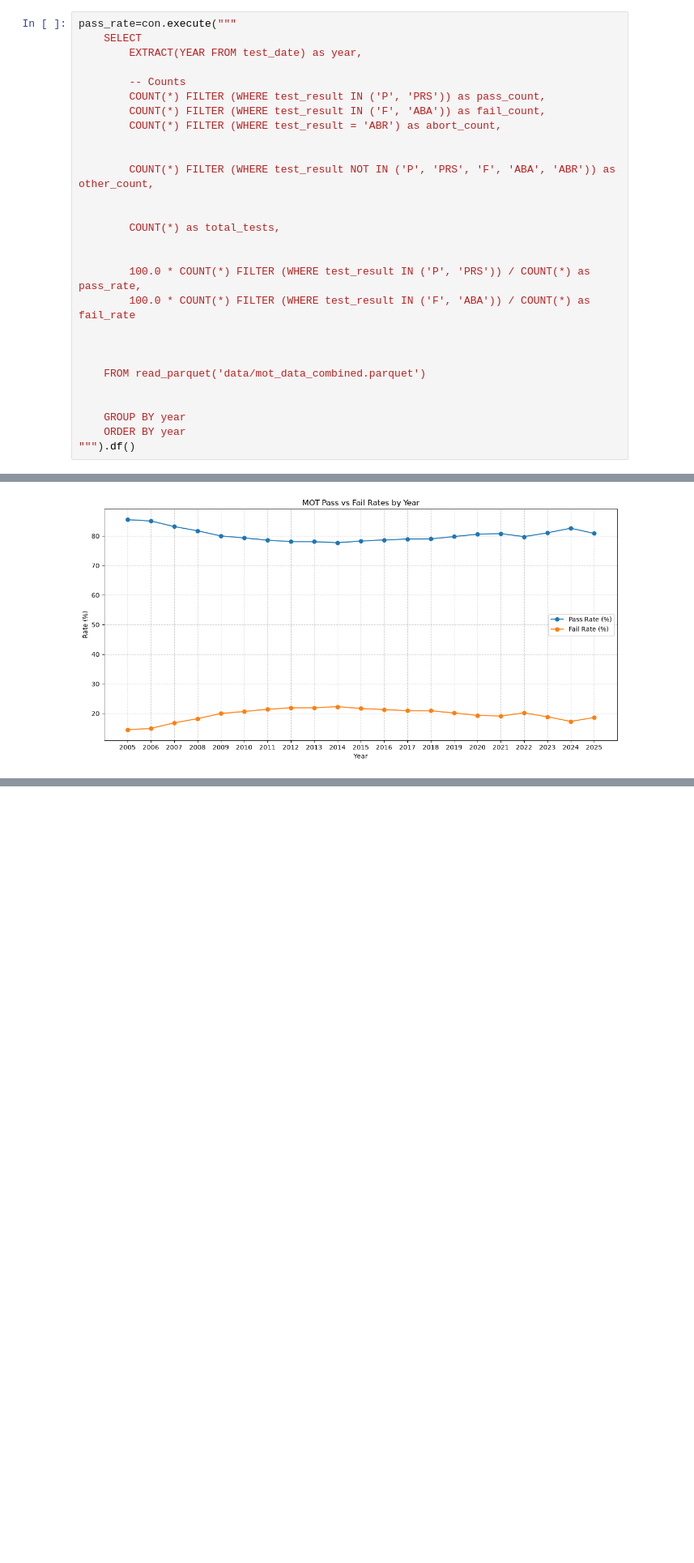
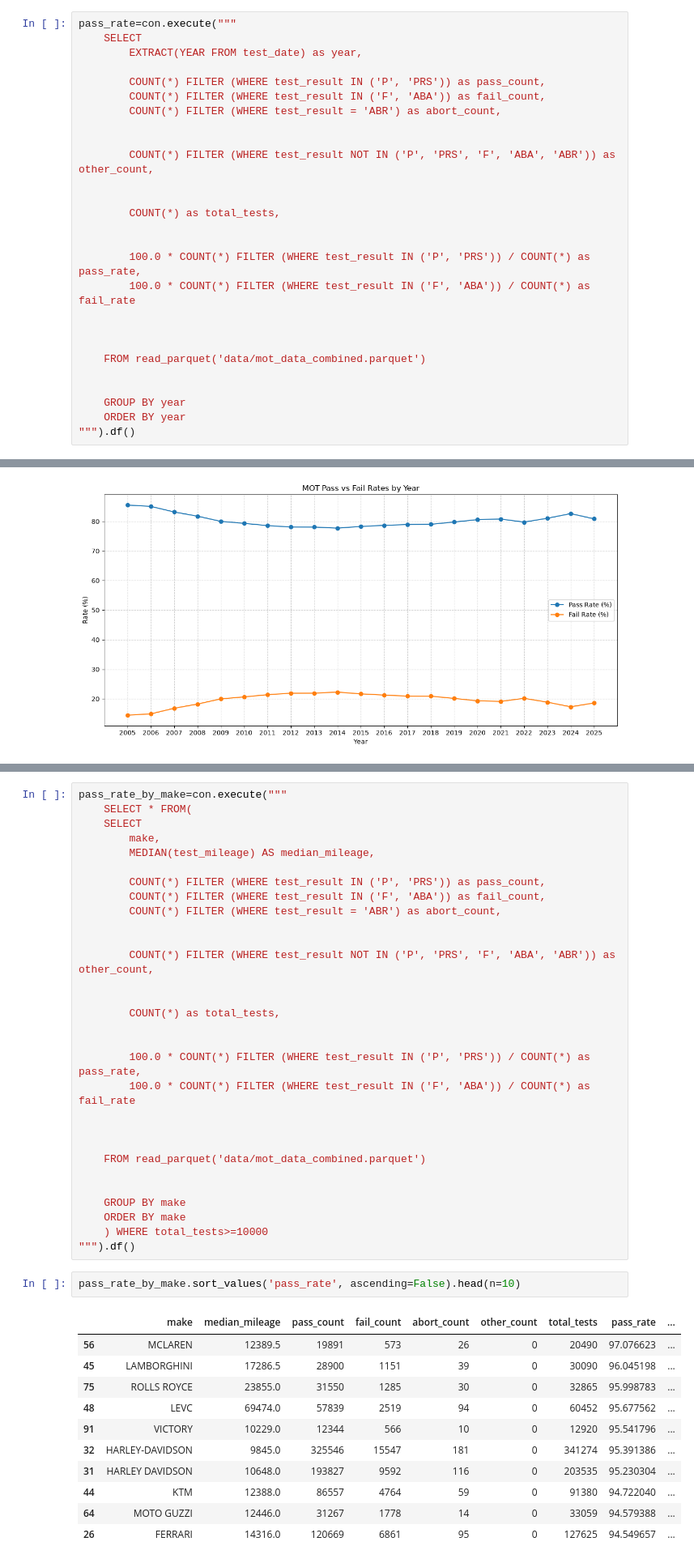
Before and after one commit to Nasser-Sanchez/UK-MOT-Reliability-Analysis, a Jupyter notebook: notebooks/mot_data_inspection.ipynb, the cells around one changed output, grey strips where cells are left out. Shown at 81% size. Drawn from its saved outputs; the diff is of its cells as text; blank space fills up the shorter version.

Commit message:
Inspect pass rates by manufacturer

```diff
--- a/notebooks/mot_data_inspection.ipynb
+++ b/notebooks/mot_data_inspection.ipynb
@@ -109,7 +109,6 @@ pass_rate=con.execute("""
     SELECT
         EXTRACT(YEAR FROM test_date) as year,
 
-        -- Counts
         COUNT(*) FILTER (WHERE test_result IN ('P', 'PRS')) as pass_count,
         COUNT(*) FILTER (WHERE test_result IN ('F', 'ABA')) as fail_count,
         COUNT(*) FILTER (WHERE test_result = 'ABR') as abort_count,
@@ -172,0 +179,44 @@ plt.show()
+# %%
+pass_rate_by_make=con.execute("""
+    SELECT * FROM(
+    SELECT
+        make,
+        MEDIAN(test_mileage) AS median_mileage,
+
+        COUNT(*) FILTER (WHERE test_result IN ('P', 'PRS')) as pass_count,
+        COUNT(*) FILTER (WHERE test_result IN ('F', 'ABA')) as fail_count,
+        COUNT(*) FILTER (WHERE test_result = 'ABR') as abort_count,
+
+
+        COUNT(*) FILTER (WHERE test_result NOT IN ('P', 'PRS', 'F', 'ABA', 'ABR')) as other_count,
+
+
+        COUNT(*) as total_tests,
+
+
+        100.0 * COUNT(*) FILTER (WHERE test_result IN ('P', 'PRS')) / COUNT(*) as pass_rate,
+        100.0 * COUNT(*) FILTER (WHERE test_result IN ('F', 'ABA')) / COUNT(*) as fail_rate
+
+
+
+    FROM read_parquet('data/mot_data_combined.parquet')
+
+
+    GROUP BY make
+    ORDER BY make
+    ) WHERE total_tests>=10000
+""").df()
+# %%
+pass_rate_by_make.sort_values('pass_rate', ascending=False).head(n=10)
+# %% [output]
+|  | make | median_mileage | pass_count | fail_count | abort_count | other_count | total_tests | pass_rate | ... |
+| 56 | MCLAREN | 12389.5 | 19891 | 573 | 26 | 0 | 20490 | 97.076623 | ... |
+| 45 | LAMBORGHINI | 17286.5 | 28900 | 1151 | 39 | 0 | 30090 | 96.045198 | ... |
+| 75 | ROLLS ROYCE | 23855.0 | 31550 | 1285 | 30 | 0 | 32865 | 95.998783 | ... |
+| 48 | LEVC | 69474.0 | 57839 | 2519 | 94 | 0 | 60452 | 95.677562 | ... |
+| 91 | VICTORY | 10229.0 | 12344 | 566 | 10 | 0 | 12920 | 95.541796 | ... |
+| 32 | HARLEY-DAVIDSON | 9845.0 | 325546 | 15547 | 181 | 0 | 341274 | 95.391386 | ... |
+| 31 | HARLEY DAVIDSON | 10648.0 | 193827 | 9592 | 116 | 0 | 203535 | 95.230304 | ... |
+| 44 | KTM | 12388.0 | 86557 | 4764 | 59 | 0 | 91380 | 94.722040 | ... |
+| 64 | MOTO GUZZI | 12446.0 | 31267 | 1778 | 14 | 0 | 33059 | 94.579388 | ... |
+| 26 | FERRARI | 14316.0 | 120669 | 6861 | 95 | 0 | 127625 | 94.549657 | ... |
```
Also changed, not shown: parts of 2 cells of this notebook.
